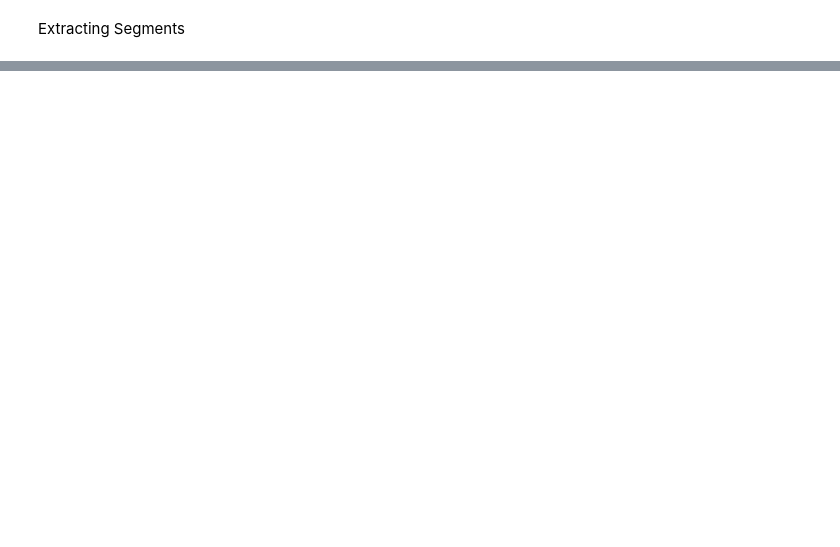
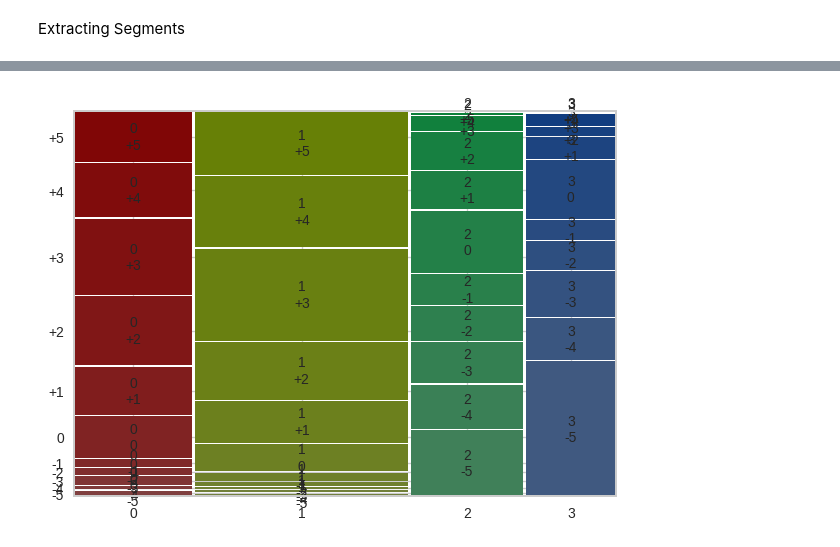
Before and after one commit to anish2cod/Market_Segmentation_Analysis, a Jupyter notebook: McDonald_market_segmentation.ipynb, the cells around one changed output, grey strips where cells are left out. Cells and saved outputs as stored; diff of their text form; code cells hidden in the pictures; blank space fills up the shorter version.

```diff
--- a/McDonald_market_segmentation.ipynb
+++ b/McDonald_market_segmentation.ipynb
@@ -228,0 +317,12 @@ visualizer.show()
+# %%
+
+
+#DESCRIBING SEGMENTS
+
+from statsmodels.graphics.mosaicplot import mosaic
+from itertools import product
+
+crosstab =pd.crosstab(df1['cluster_num'],df1['Like'])
+#Reordering cols
+crosstab = crosstab[['-5','-4','-3','-2','-1','0','+1','+2','+3','+4','+5']]
+crosstab
@@ -228,0 +336,7 @@ visualizer.show()
+# %%
+#MOSAIC PLOT
+plt.rcParams['figure.figsize'] = (7,5)
+mosaic(crosstab.stack())
+plt.show()
+# %% [output]
+[figure, added]
```
Also changed, not shown: parts of 22 cells of this notebook.
